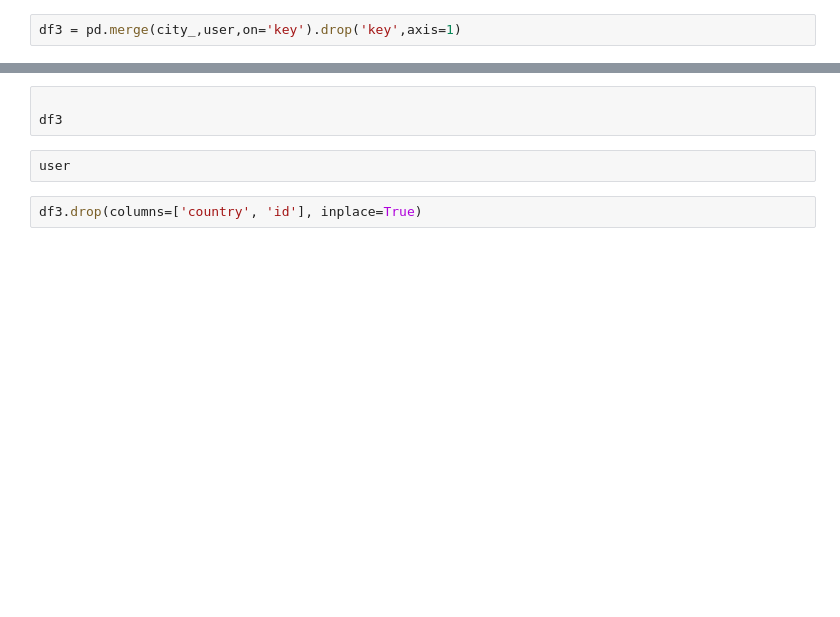
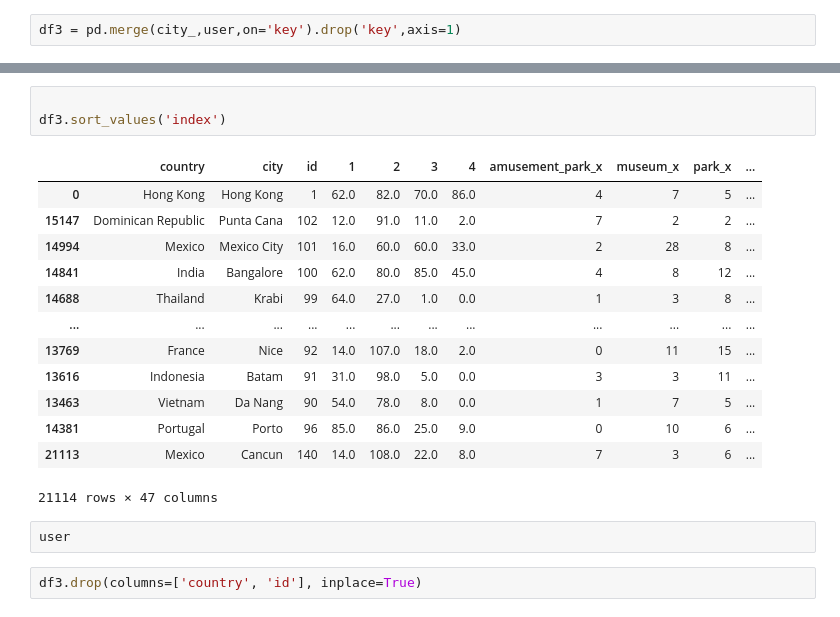
Before and after one commit to Maddienis/travel_app_sm, a Jupyter notebook: notebooks/user_city_matrix.ipynb, the cells around one changed output, grey strips where cells are left out. Cells and saved outputs as stored; diff of their text form; blank space fills up the shorter version.

```diff
--- a/notebooks/user_city_matrix.ipynb
+++ b/notebooks/user_city_matrix.ipynb
@@ -452,6 +1018,20 @@ df3 = pd.merge(city_,user,on='key').drop('key',axis=1)
 # %%
 
-df3
+df3.sort_values('index')
+# %% [output]
+|  | country | city | id | 1 | 2 | 3 | 4 | amusement_park_x | museum_x | park_x | ... |
+| 0 | Hong Kong | Hong Kong | 1 | 62.0 | 82.0 | 70.0 | 86.0 | 4 | 7 | 5 | ... |
+| 15147 | Dominican Republic | Punta Cana | 102 | 12.0 | 91.0 | 11.0 | 2.0 | 7 | 2 | 2 | ... |
+| 14994 | Mexico | Mexico City | 101 | 16.0 | 60.0 | 60.0 | 33.0 | 2 | 28 | 8 | ... |
+| 14841 | India | Bangalore | 100 | 62.0 | 80.0 | 85.0 | 45.0 | 4 | 8 | 12 | ... |
+| 14688 | Thailand | Krabi | 99 | 64.0 | 27.0 | 1.0 | 0.0 | 1 | 3 | 8 | ... |
+| ... | ... | ... | ... | ... | ... | ... | ... | ... | ... | ... | ... |
+| 13769 | France | Nice | 92 | 14.0 | 107.0 | 18.0 | 2.0 | 0 | 11 | 15 | ... |
+| 13616 | Indonesia | Batam | 91 | 31.0 | 98.0 | 5.0 | 0.0 | 3 | 3 | 11 | ... |
+| 13463 | Vietnam | Da Nang | 90 | 54.0 | 78.0 | 8.0 | 0.0 | 1 | 7 | 5 | ... |
+| 14381 | Portugal | Porto | 96 | 85.0 | 86.0 | 25.0 | 9.0 | 0 | 10 | 6 | ... |
+| 21113 | Mexico | Cancun | 140 | 14.0 | 108.0 | 22.0 | 8.0 | 7 | 3 | 6 | ... |
+21114 rows × 47 columns
 # %%
 user
 # %%
```
Also changed, not shown: parts of 46 cells of this notebook, 1 other file.
